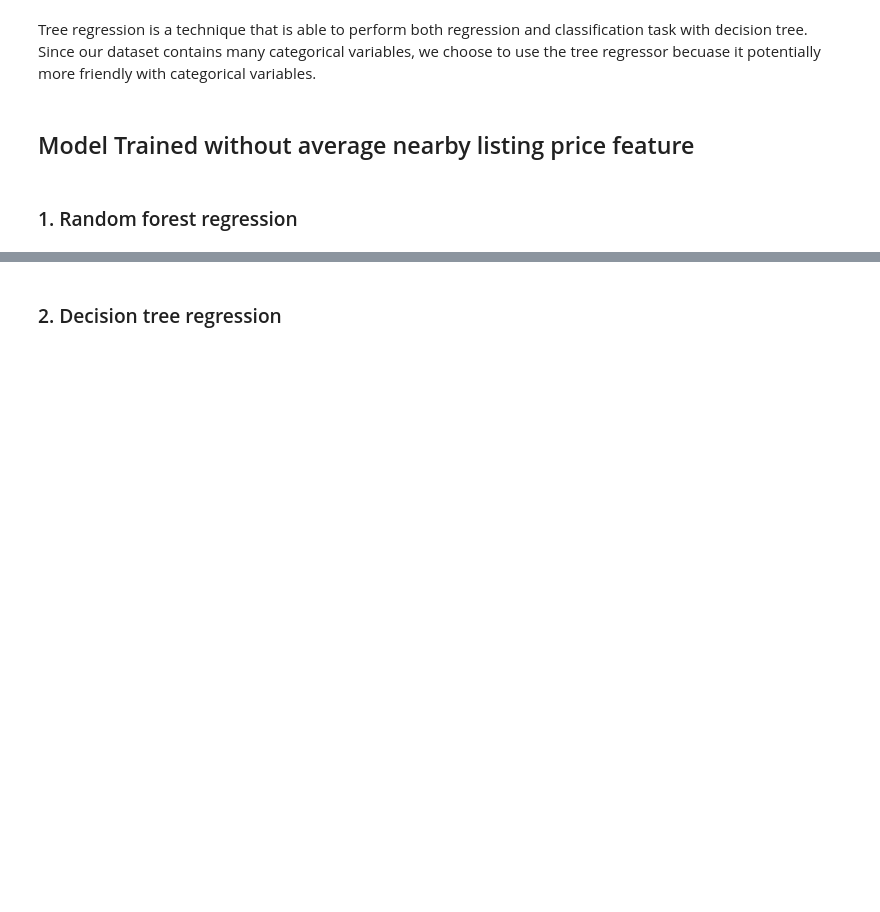
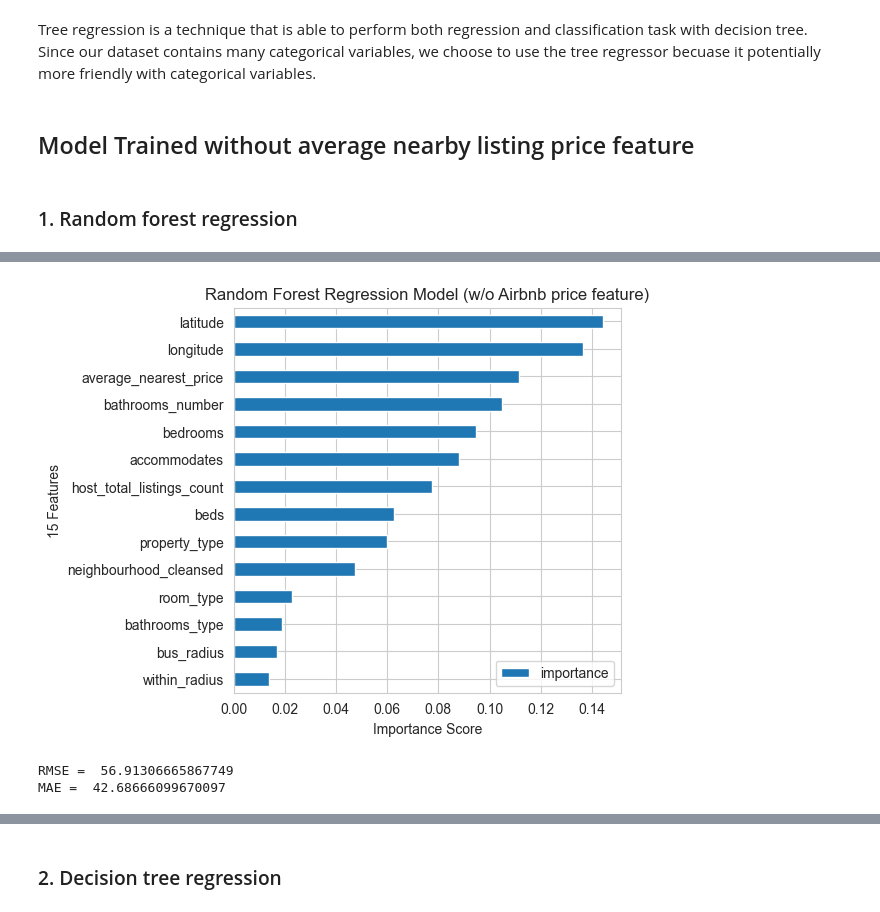
Before and after one commit to StellaLii/Airbnb-Project, a Jupyter notebook: vancouver_model/price/Machine_Learning_Model.ipynb, the cells around one changed output, grey strips where cells are left out. Cells and saved outputs as stored; diff of their text form; code cells hidden in the pictures; blank space fills up the shorter version.

```diff
--- a/vancouver_model/price/Machine_Learning_Model.ipynb
+++ b/vancouver_model/price/Machine_Learning_Model.ipynb
@@ -73,7 +73,7 @@ memory usage: 2.9+ MB
 # 19 selected features
 columns = ['latitude', 'longitude', 'host_total_listings_count','host_has_profile_pic',
            'host_identity_verified','neighbourhood_cleansed', 'property_type', 'room_type',
-           'accommodates', 'bathrooms_text', 'bedrooms', 'beds', 'amenities', 'price', 'has_availability', 'instant_bookable', 'calculated_host_listings_count',
+           'accommodates', 'bathrooms_text', 'bedrooms', 'beds', 'amenities', 'price', 'has_availability', 'instant_bookable',
             'average_nearest_price', 'within_radius', 'bus_radius']
 df = merged_df[columns].copy()
 # %% [markdown]
@@ -219,7 +220,7 @@ memory usage: 1.3+ MB
 # %% [markdown]
 Replacing nulls with zeros for new columns
 # %%
-cols_to_replace_nulls = df.iloc[:,20:].columns
+cols_to_replace_nulls = df.iloc[:,19:].columns
 df[cols_to_replace_nulls] = df[cols_to_replace_nulls].fillna(0)
 # %% [markdown]
 Next, we view the value set for all new columns
@@ -507,15 +497,18 @@ feat_imp1.head(5)
 # %%
 feat_imp = pd.DataFrame({'importance':rf.feature_importances_})
 feat_imp['feature'] = X_train_1.columns
 feat_imp.sort_values(by='importance', ascending=False, inplace=True)
 
 feat_imp.sort_values(by='importance', inplace=True)
 feat_imp = feat_imp.set_index('feature', drop=True)
-feat_imp = feat_imp[len(feat_imp1)-15:len(feat_imp1)]
+# feat_imp = feat_imp[len(feat_imp1)-15:len(feat_imp1)]
 feat_imp.plot.barh(figsize=(5,5))
 plt.xlabel('Importance Score')
 plt.ylabel('15 Features')
+plt.title('Random Forest Regression Model (w/o Airbnb price feature)')
 plt.show()
+# %% [output]
+[figure, added]
 # %%
 mse = sklearn.metrics.mean_squared_error(y_test_1, y_predict_rf)
 mae_rf_1 = sklearn.metrics.mean_absolute_error(y_test_1, y_predict_rf)
@@ -524,6 +517,9 @@ rmse_rf_1 = math.sqrt(mse)
 
 print("RMSE = ", rmse_rf_1)
 print("MAE = ", mae_rf_1)
+# %% [output]
+RMSE =  56.91306665867749
+MAE =  42.68666099670097
 # %%
 shap.initjs()
 
```
Also changed, not shown: parts of 29 cells of this notebook, 8 other files.
